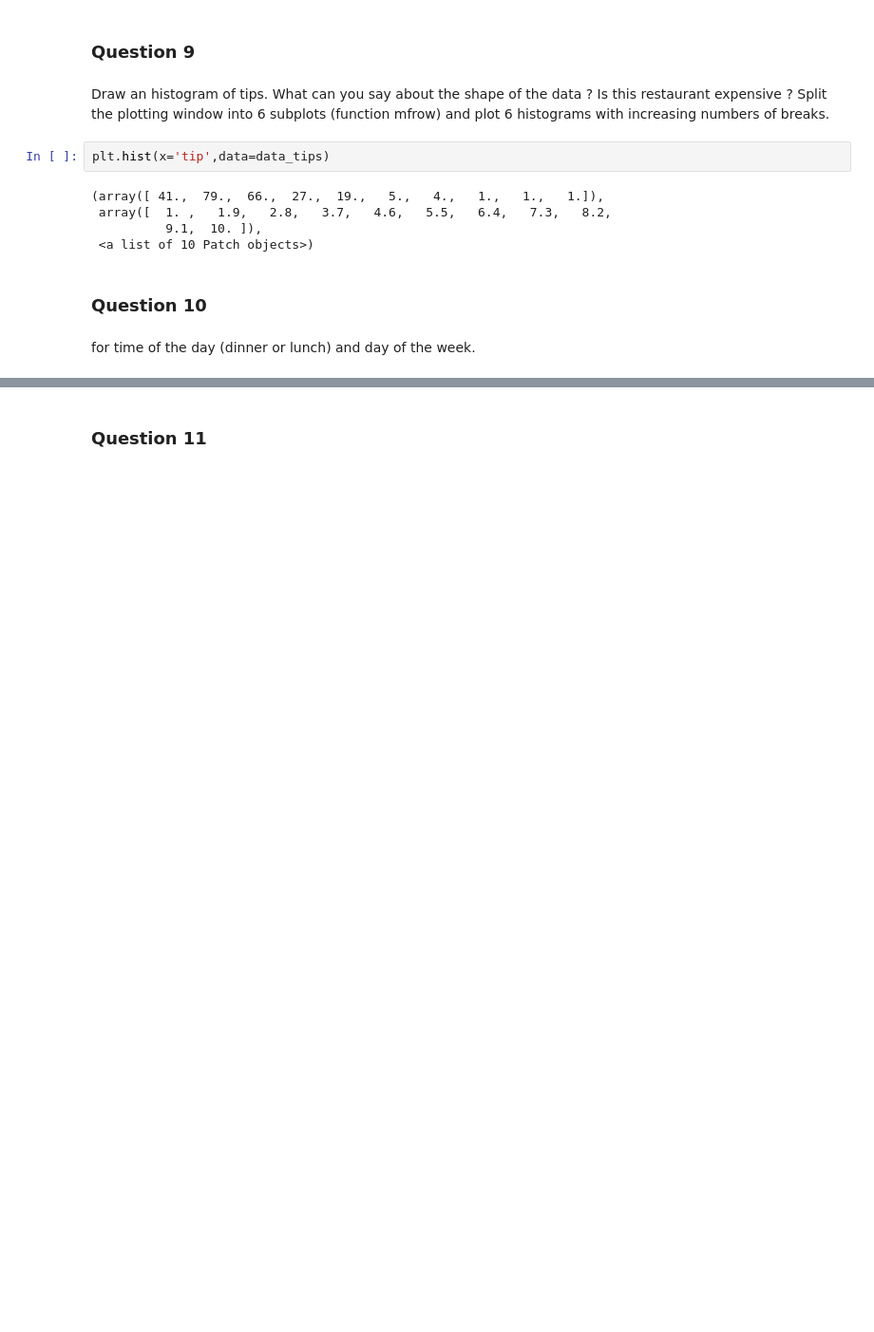
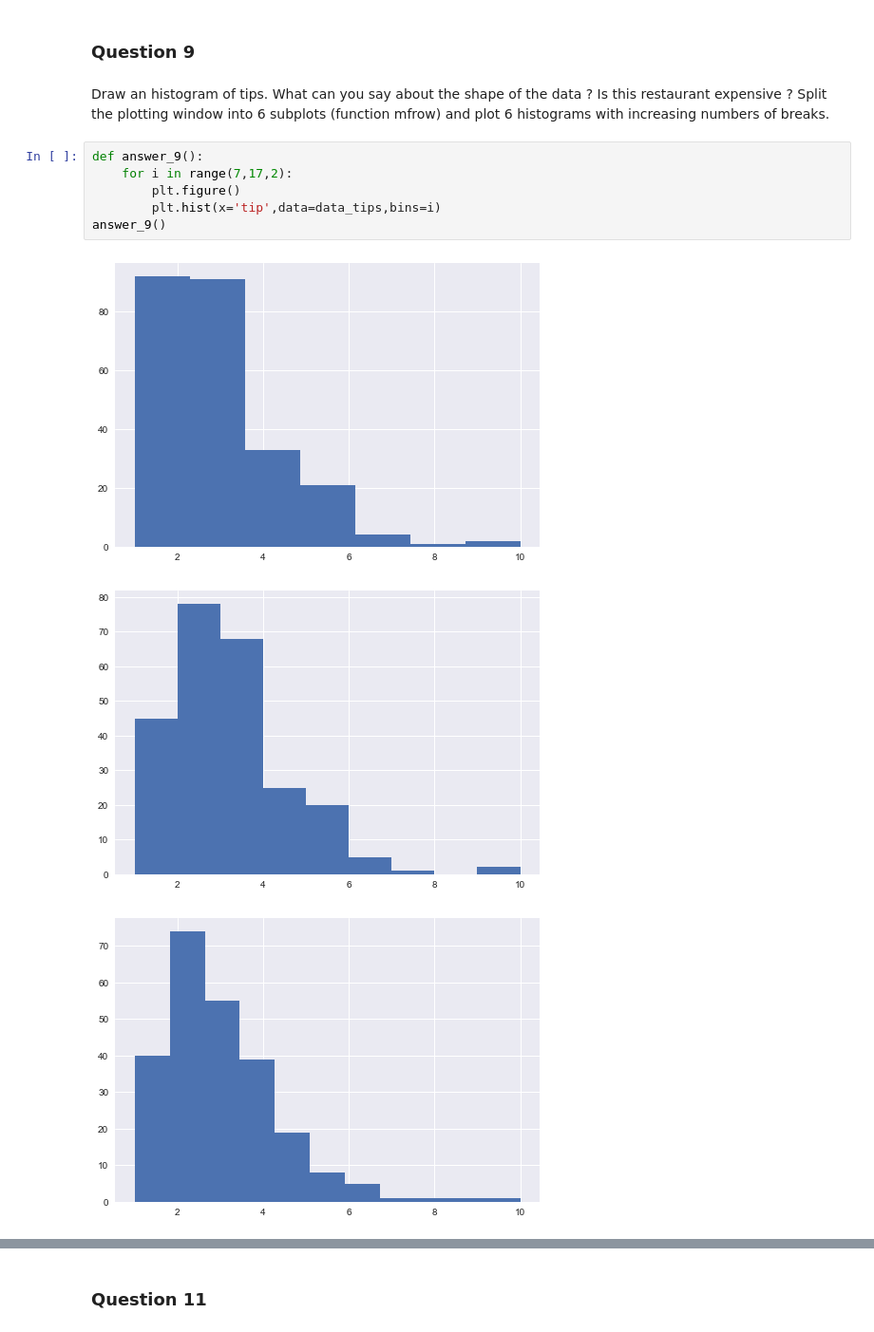
Before and after one commit to CheickDIAKITE/TIP-Price, a Jupyter notebook: TP1F3B.ipynb, the cells around one changed output, grey strips where cells are left out. Shown: that part at 95% size. Drawn from its saved outputs; the diff is of its cells as text; blank space fills up the shorter version.

```diff
--- a/TP1F3B.ipynb
+++ b/TP1F3B.ipynb
@@ -195,15 +208,13 @@ plt.title('Tip VS Days')
 Draw an histogram of tips. What can you say about the shape of the data ? Is this restaurant
 expensive ? Split the plotting window into 6 subplots (function mfrow) and plot 6 histograms
 with increasing numbers of breaks.
-# %%
-plt.hist(x='tip',data=data_tips)
-# %% [output]
-(array([ 41.,  79.,  66.,  27.,  19.,   5.,   4.,   1.,   1.,   1.]),
- array([  1. ,   1.9,   2.8,   3.7,   4.6,   5.5,   6.4,   7.3,   8.2,
-          9.1,  10. ]),
- <a list of 10 Patch objects>)
-# %% [markdown]
-### Question 10
-# %% [markdown]
-
-for time of the day (dinner or lunch) and day of the week.
+# %%
+def answer_9():
+    for i in range(7,17,2):
+        plt.figure()
+        plt.hist(x='tip',data=data_tips,bins=i)
+answer_9()
+# %% [output]
+[figure, added]
+[figure, added]
+[figure, added]
```
Also changed, not shown: parts of 25 cells of this notebook.
